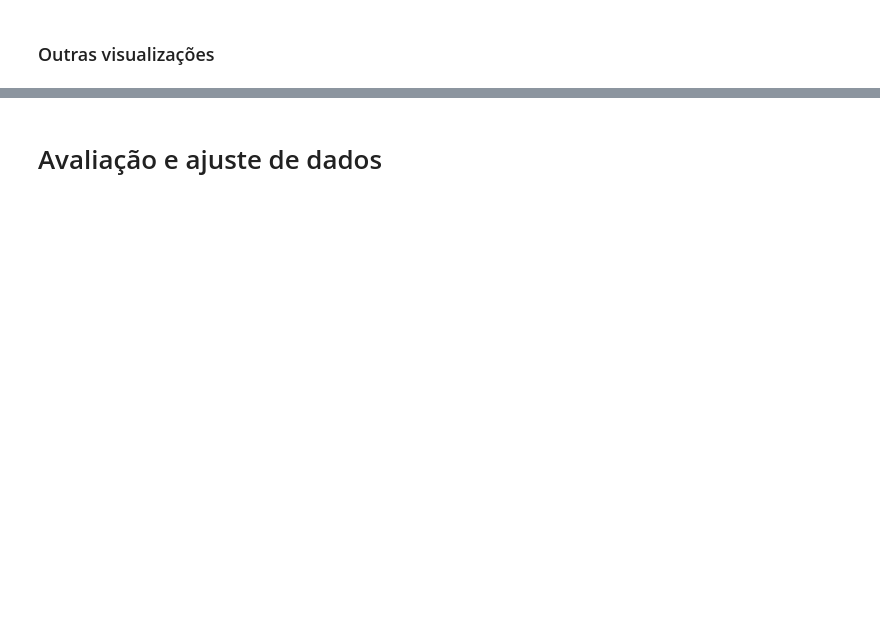
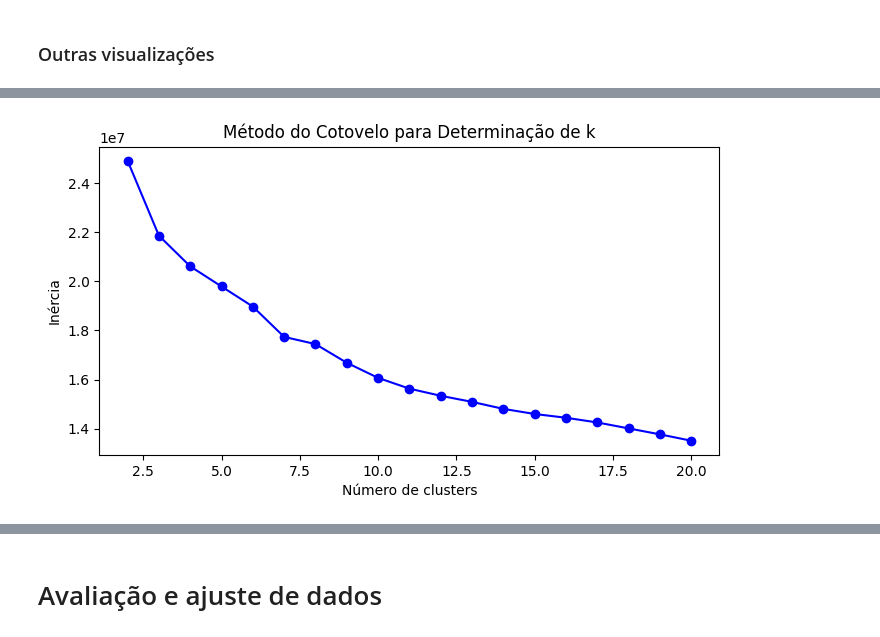
Before and after one commit to Gabriellemga/Python_Data_Science_Alura, a Jupyter notebook: M_L_Clusterizacao_dados_sem_rotulo/Projeto_marketing.ipynb, the cells around one changed output, grey strips where cells are left out. Saved outputs shown, nothing was run; the diff lists cells and outputs as text; code cells hidden in the pictures; blank space fills up the shorter version.

```diff
--- a/M_L_Clusterizacao_dados_sem_rotulo/Projeto_marketing.ipynb
+++ b/M_L_Clusterizacao_dados_sem_rotulo/Projeto_marketing.ipynb
@@ -11,2 +119,17 @@ url = 'https://raw.githubusercontent.com/alura-cursos/Clusterizacao-dados-sem-ro
 # %% [markdown]
 ## Avaliando métricas para diferentes K
+# %%
+def avaliacao(dados):
+    inercia = []
+    silhueta = []
+
+    for k in range(2,21):
+        kmeans = KMeans(n_clusters=k, random_state=45, n_init='auto')
+        kmeans.fit(dados)
+        inercia.append(kmeans.inertia_)
+        silhueta.append(f'k={k} - '+ str(silhouette_score(dados, kmeans.predict(dados))))
+
+    return silhueta, inercia
+# %%
+silhueta, inercia = avaliacao(dados)
+silhueta
@@ -67,0 +222,12 @@ def graf_silhueta (n_clusters, dados):
+# %%
+def plot_cotovelo(inercia):
+    plt.figure(figsize=(8,4))
+    plt.plot(range(2,21),inercia,'bo-')
+    plt.xlabel('Número de clusters')
+    plt.ylabel('Inércia')
+    plt.title('Método do Cotovelo para Determinação de k')
+    plt.show()
+# %%
+plot_cotovelo(inercia)
+# %% [output]
+[figure, added]
```
Also changed, not shown: parts of 38 cells of this notebook.
